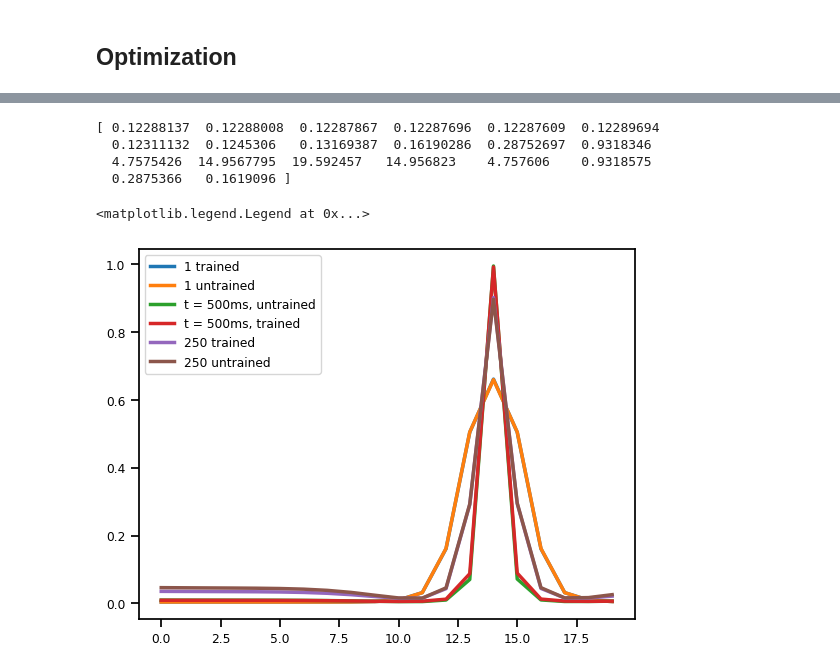
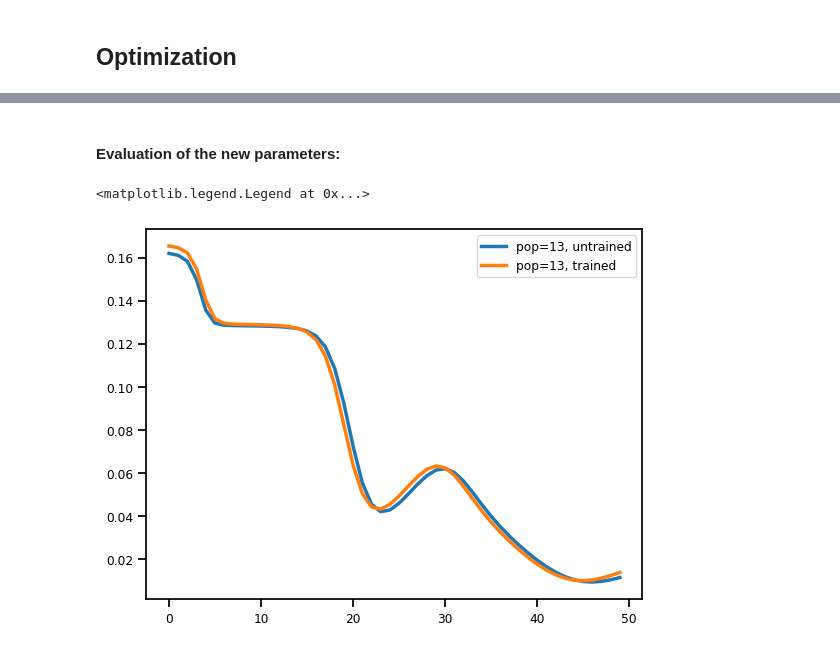
Before and after one commit to Nozasp/PredictiveCoding, a Jupyter notebook: main/Src/January/PC_January2024_3.ipynb, the cells around one changed output, grey strips where cells are left out. Saved outputs shown, nothing was run; the diff lists cells and outputs as text; code cells hidden in the pictures.

```diff
--- a/main/Src/January/PC_January2024_3.ipynb
+++ b/main/Src/January/PC_January2024_3.ipynb
@@ -747,7 +773,7 @@ class Model(nn.Module):
 param = Parameter() # N=20
 
 # \\\\ Simulation time: T in s  (2s before)
-sim = Simulation(dt=1e-4,T=.0510)
+sim = Simulation(dt=1e-3,T=.0510)
 sim.printSim()
 
 # \\\\ Bottom up sensory input
@@ -884,32 +1086,16 @@ HeatMap(P_t[:500,:].detach().numpy(), P_t[:500,:].detach().numpy(), J2)
+# %% [markdown]
+#### Evaluation of the new parameters:
 # %%
-# Normalized plot
-t1 = 1
-t2 = 500
-t3 = 250
+P0_np = np.array(P0.detach().numpy())
+PT_np = np.array(P_t.detach().numpy())
 
-def plot_normalized_plot(P0, Ptrained, t):
-    P0_np = np.array(P0.detach().numpy())
-    PT_np = np.array(Ptrained.detach().numpy())
+P0_norm = preprocessing.normalize(P0_np, axis= 1)
+PT_norm = preprocessing.normalize(PT_np, axis= 1)
 
-    P0_norm = preprocessing.normalize(P0_np, axis= 1) #torch.zeros(r_e_trained.shape)
-    PT_norm = preprocessing.normalize(PT_np, axis= 1) #torch.zeros(r_e_trained.shape)
-
-    plt.plot(np.arange(P_t.shape[1]), P0_norm[t,:], label = f"{t}ms, untrained")
-    plt.plot(np.arange(P_t.shape[1]), PT_norm[t,:], label = f"{t}ms, trained")
-    #plt.legend()
-    #plt.show()
-
-
-
-plot_normalized_plot(P0, P_t, t1)
-plot_normalized_plot(P0, P_t, t2)
-plot_normalized_plot(P0, P_t, t3)
+pop = 12
+plt.plot(np.arange(0,50), P0_norm[:50,pop], label = f"pop={pop +1}, untrained")
+plt.plot(np.arange(0,50), PT_norm[:50,pop], label = f"pop={pop +1}, trained")
 plt.legend()
-plt.show()
 # %% [output]
-[ 0.12288137  0.12288008  0.12287867  0.12287696  0.12287609  0.12289694
-  0.12311132  0.1245306   0.13169387  0.16190286  0.28752697  0.9318346
-  4.7575426  14.9567795  19.592457   14.956823    4.757606    0.9318575
-  0.2875366   0.1619096 ]
+<matplotlib.legend.Legend at 0x...>
-<matplotlib.legend.Legend at 0x...>
-[figure, old version]
+[figure, new version]
```
Also changed, not shown: parts of 28 cells of this notebook, 15 other files.
